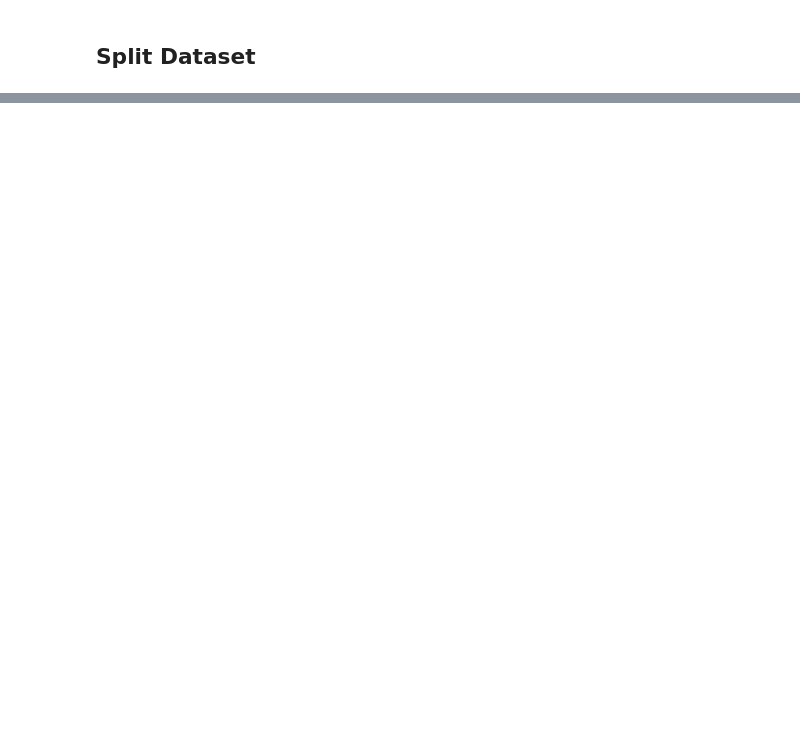
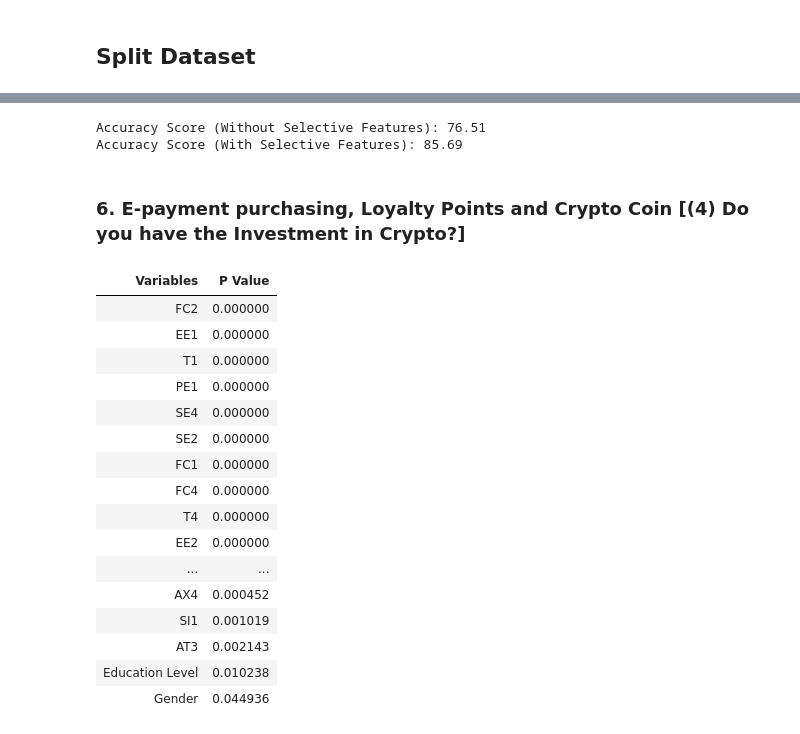
Before and after one commit to Neix20/FYP, a Jupyter notebook: Model Result.ipynb, the cells around one changed output, grey strips where cells are left out. Saved outputs shown, nothing was run; the diff lists cells and outputs as text; code cells hidden in the pictures; blank space fills up the shorter version.

```diff
--- a/Model Result.ipynb
+++ b/Model Result.ipynb
@@ -59,0 +293,10 @@ print(acc_score)
+# %%
+# BI3 as Target Variable
+df_X = pd.DataFrame()
+df_X = pd.concat([df_X, mod_fac_df], axis = 1)
+df_X = pd.concat([df_X, utaut_fac_df.drop(["BI1", "BI2", "BI3", "BI4"], axis = 1)], axis = 1)
+df_Y = df.iloc[:, 17]
+
+df_Y = df_Y.replace("Yes", 1)
+df_Y = df_Y.replace("No", 0)
+df_Y = df_Y.astype(int)
@@ -59,0 +344,64 @@ print(acc_score)
+# %%
+model = DecisionTreeClassifier()
+
+acc_score = get_acc_score_kcv(df_X, df_Y, model)
+
+print(f"Accuracy Score (Without Selective Features): {acc_score:.2f}")
+
+acc_score = get_acc_score_kcv(df_X.loc[:, feature_set], df_Y, model)
+
+print(f"Accuracy Score (With Selective Features): {acc_score:.2f}")
+# %% [output]
+Accuracy Score (Without Selective Features): 76.51
+Accuracy Score (With Selective Features): 85.69
+# %% [markdown]
+### 6. E-payment purchasing, Loyalty Points and Crypto Coin [(4) Do you have the Investment in Crypto?]
+# %%
+# BI3 as Target Variable
+df_X = pd.DataFrame()
+df_X = pd.concat([df_X, mod_fac_df], axis = 1)
+df_X = pd.concat([df_X, utaut_fac_df.drop(["BI1", "BI2", "BI3", "BI4"], axis = 1)], axis = 1)
+df_Y = df.iloc[:, 20]
+
+df_Y = df_Y.replace("Yes", 1)
+df_Y = df_Y.replace("No", 0)
+df_Y = df_Y.astype(int)
+# %%
+# Correlation Function
+func = pointbiserialr
+
+arr_list = []
+
+threshold = 0.05
+
+# Get List of P_Values
+for col in df_X.columns:
+    corr, p_val = func(df_X.loc[:, col], df_Y)
+    # Threshold => Only append variables that have a p_value smaller than 0.05
+    if p_val <= threshold:
+        arr_list.append((col, p_val))
+
+# Sort Variables Descending by P_val
+arr_list = sorted(arr_list, key = lambda x : x[1])
+
+arr_df = pd.DataFrame(arr_list, columns = ["Variables", "P Value"])
+
+arr_df.style.hide_index()
+# %% [output]
+| Variables | P Value |
+| FC2 | 0.000000 |
+| EE1 | 0.000000 |
+| T1 | 0.000000 |
+| PE1 | 0.000000 |
+| SE4 | 0.000000 |
+| SE2 | 0.000000 |
+| FC1 | 0.000000 |
+| FC4 | 0.000000 |
+| T4 | 0.000000 |
+| EE2 | 0.000000 |
+| ... | ... |
+| AX4 | 0.000452 |
+| SI1 | 0.001019 |
+| AT3 | 0.002143 |
+| Education Level | 0.010238 |
+| Gender | 0.044936 |
```
Also changed, not shown: parts of 30 cells of this notebook, 2 other files.
